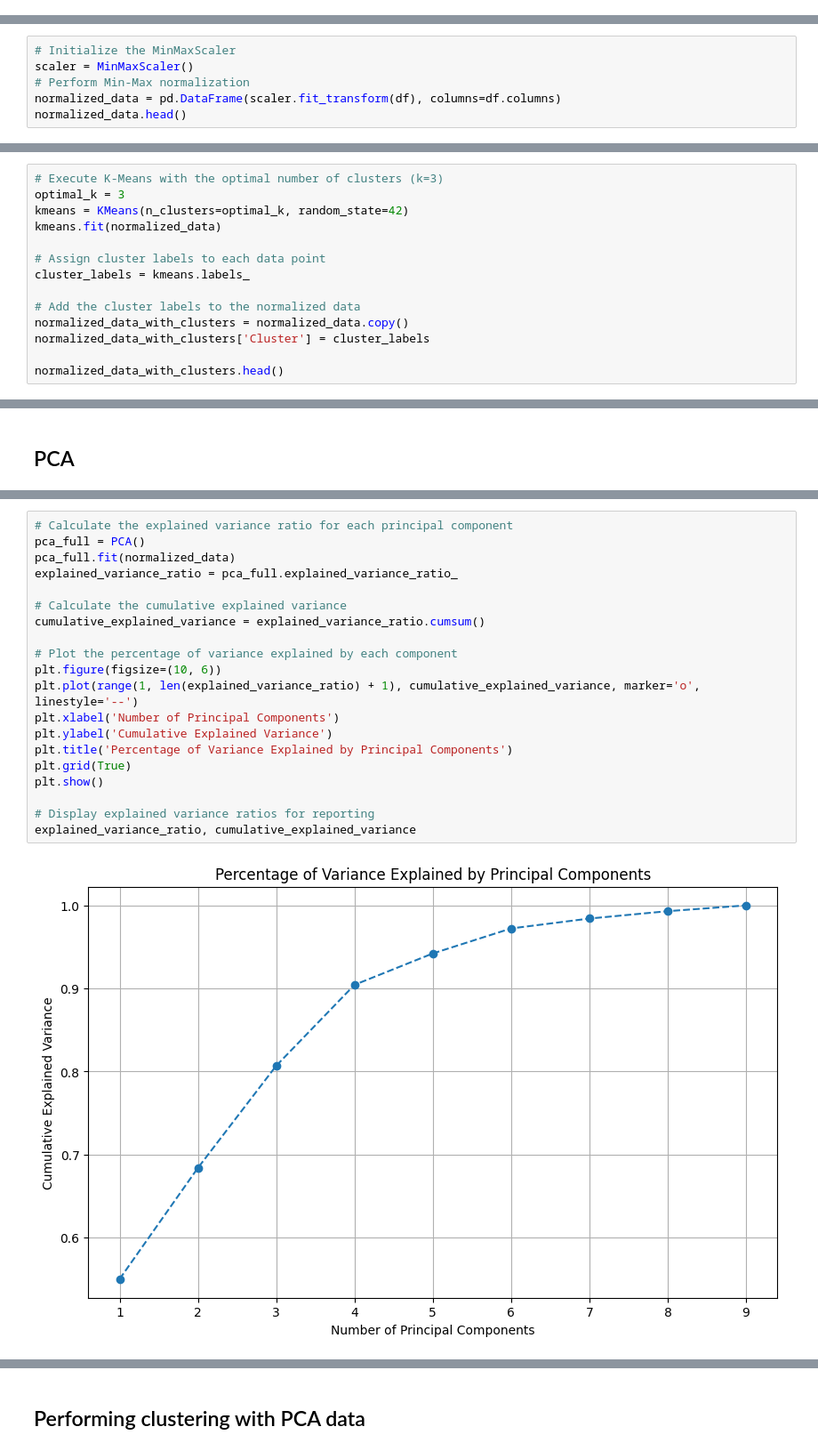
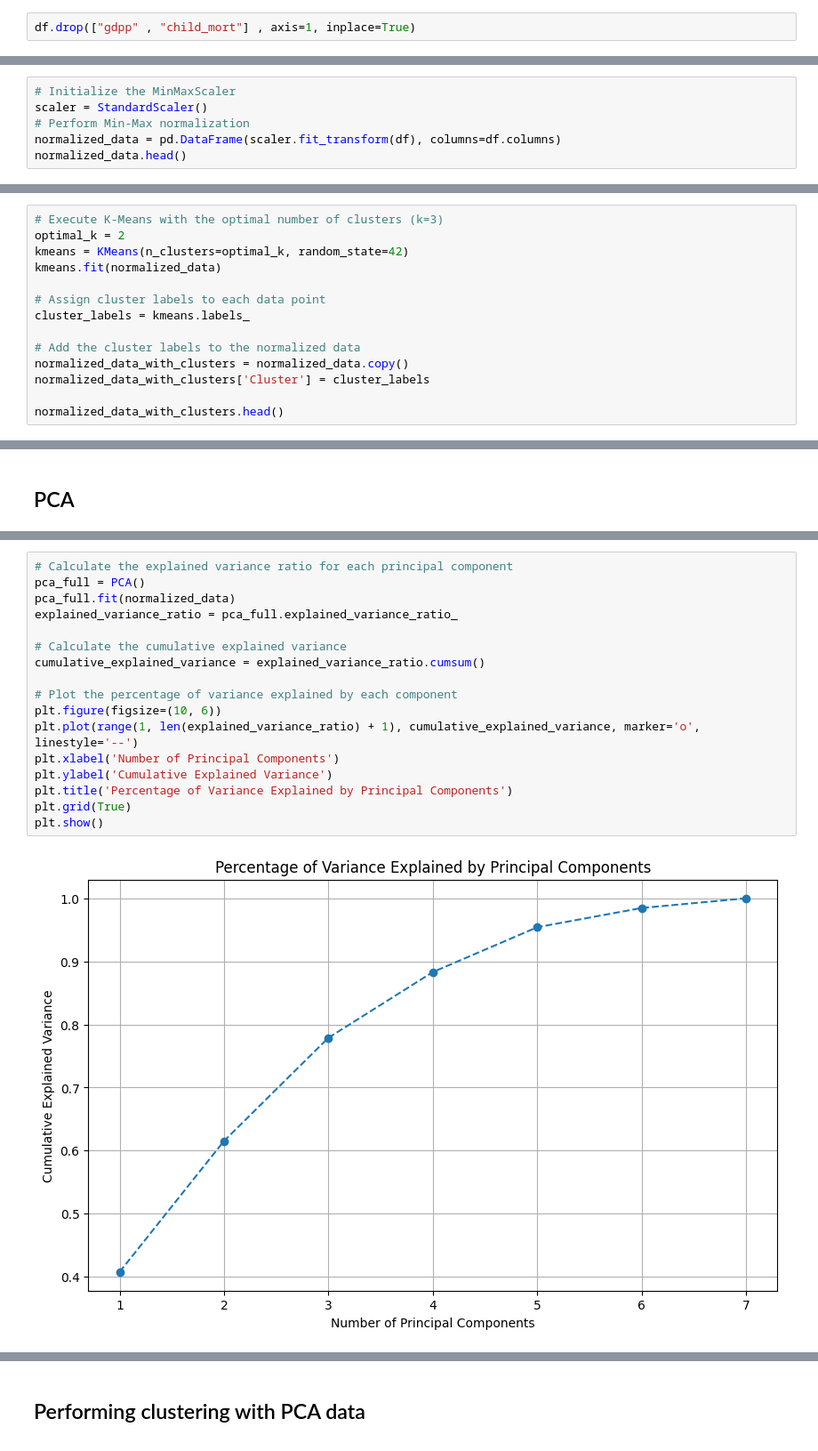
Before and after one commit to esNIMA/ML-projects, a Jupyter notebook: 11-Applied ML HW 5/P1.ipynb, the cells around one changed output, grey strips where cells are left out. Shown at 89% size. Saved outputs shown, nothing was run; the diff lists cells and outputs as text.

```diff
--- a/11-Applied ML HW 5/P1.ipynb
+++ b/11-Applied ML HW 5/P1.ipynb
@@ -125,3 +127,5 @@ plt.show()
+# %%
+df.drop(["gdpp" , "child_mort"] , axis=1, inplace=True)
 # %% [markdown]
 ## Normalization
 # %%
@@ -141,6 +145,6 @@ summary_statistics
 # %%
 # Initialize the MinMaxScaler
-scaler = MinMaxScaler()
+scaler = StandardScaler()
 # Perform Min-Max normalization
 normalized_data = pd.DataFrame(scaler.fit_transform(df), columns=df.columns)
 normalized_data.head()
@@ -209,7 +213,7 @@ plt.show()
 ## K-meant with optimal K
 # %%
 # Execute K-Means with the optimal number of clusters (k=3)
-optimal_k = 3
+optimal_k = 2
 kmeans = KMeans(n_clusters=optimal_k, random_state=42)
 kmeans.fit(normalized_data)
 
@@ -283,22 +269,19 @@ pca_df.head()
 # %%
 # Calculate the explained variance ratio for each principal component
 pca_full = PCA()
 pca_full.fit(normalized_data)
 explained_variance_ratio = pca_full.explained_variance_ratio_
 
 # Calculate the cumulative explained variance
 cumulative_explained_variance = explained_variance_ratio.cumsum()
 
 # Plot the percentage of variance explained by each component
 plt.figure(figsize=(10, 6))
 plt.plot(range(1, len(explained_variance_ratio) + 1), cumulative_explained_variance, marker='o', linestyle='--')
 plt.xlabel('Number of Principal Components')
 plt.ylabel('Cumulative Explained Variance')
 plt.title('Percentage of Variance Explained by Principal Components')
 plt.grid(True)
 plt.show()
-
-# Display explained variance ratios for reporting
-explained_variance_ratio, cumulative_explained_variance
 # %% [output]
-[figure, old version]
+[figure, new version]
```
Also changed, not shown: parts of 14 cells of this notebook, 2 other files.
